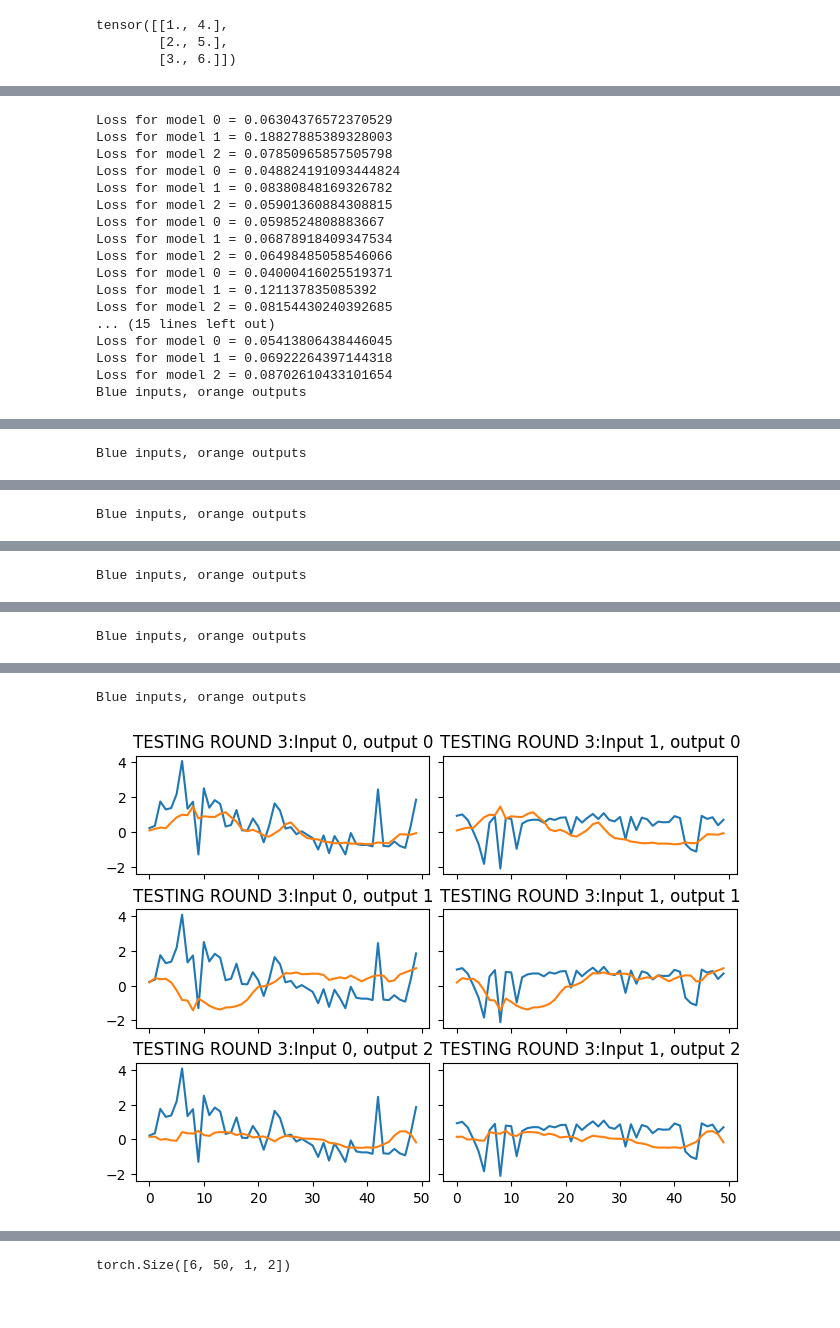
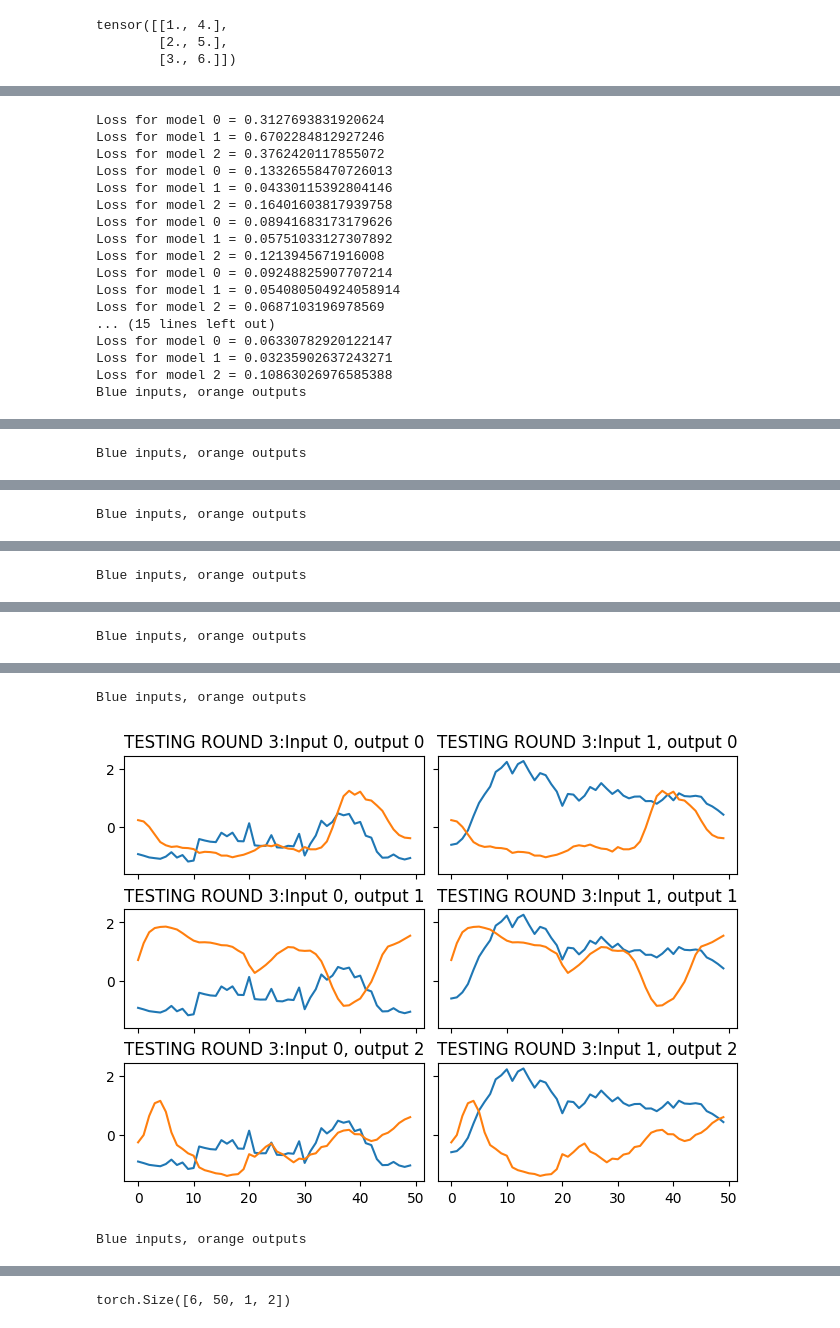
Before and after one commit to trian-gles/aloof-machine, a Jupyter notebook: RNN_IMPROV.ipynb, the cells around one changed output, grey strips where cells are left out. Drawn from its saved outputs; the diff is of its cells as text; code cells hidden in the pictures.

```diff
--- a/RNN_IMPROV.ipynb
+++ b/RNN_IMPROV.ipynb
@@ -315,9 +395,11 @@ VELS
 # %%
-random.seed(39)
-torch.manual_seed(42)
+random.seed(38)
+torch.manual_seed(44)
+
+data = filtered_df[['pitch', 'max']].to_numpy(copy=True)
 
 model_2d = LSTMMemory(15, 2, 1)
-scaled_data = torch.tensor(model_2d.fit_transform(preprocessing.scale(data_pts_np)))
+scaled_data = torch.tensor(model_2d.fit_transform(preprocessing.scale(data)))
 X_row = scaled_data[:50]
 X = X_row.repeat(6, 1, 1)
 
@@ -326,6 +408,8 @@ optimizer = torch.optim.RMSprop(model_2d.parameters(), lr=.02)
 model_2d.train()
 
 y_list = random_sine(50)
+y_tensor = torch.tensor(y_list)
+curve_plot(1, 2, X, y_tensor.reshape((1, 50, 1)) * 3, f"Training:")
 for j in range(500):
   optimizer.zero_grad()
   pred = model_2d(X.float())
@@ -335,17 +419,18 @@ for j in range(500):
   loss.backward()
   optimizer.step()
 
-  if j % 50 == 49:
-    print(f"Loss = {loss} but why do I care?")
-model.eval()
+  if j % 50 == 0:
+    print(f"Loss = {loss}")
+model_2d.eval()
 
-y_tensor = torch.tensor(y_list)
-curve_plot(2, 1, X, y_tensor, f"Training:")
 
-for i in range(4):
+
+for i in range(5):
   with torch.no_grad():
-    test_X = scaled_data[(i + 1) * 50:(i + 2) * 50].reshape(1, 50, 2).float()
+    start_index = int((i + 1)* 50 / 6 )
+    test_X = scaled_data[start_index:start_index +  50].reshape(1, 50, 2).float()
+    test_X[:, 0, :] = X_row[0]
     test_predicted_y = model_2d(test_X)
 
-  curve_plot(2, 1, test_X, test_predicted_y, "Testing:")
+  curve_plot(1, 2, test_X, test_predicted_y * 3, "Testing:")
 # %% [output]
@@ -445,15 +519,15 @@ data_pts_np.shape
 # %%
-random.seed(21)
-torch.manual_seed(42)
+random.seed(93)
+torch.manual_seed(48)
 
 outputs = 3
 
 models = [LSTMMemory(25, 2, 1) for _ in range(outputs)]
-
+data_pts_np = filtered_df[['time', 'max']].to_numpy(copy=True)
 for model in models:
   model.fit(data_pts_np)
 scaled_data = torch.tensor(models[0].transform(data_pts_np))
-X_row = scaled_data[1:51]
+X_row = scaled_data[11:61]
 X = X_row.repeat(6, 1, 1)
 
 y_lists = [random_sine(50) for _ in range(outputs)]
@@ -466,7 +540,7 @@ for model in models:
 for j in range(500):
   for i in range(outputs):
     optimizers[i].zero_grad()
-    pred = models[i](X.float())
+    pred = models[i](X.float() / 2)
 
     y = torch.tensor([permute_signal(y_lists[i]) for _ in range(6)]).reshape(6, 50, 1)
 
@@ -474,7 +548,7 @@ for j in range(500):
     loss.backward()
     optimizers[i].step()
 
-    if j % 50 == 49:
+    if j % 50 == 0:
       print(f"Loss for model {i} = {loss}")
 
 for model in models:
@@ -487,26 +561,27 @@ valid_list = [model(X.float())[0] for model in models]
 validation_out = torch.stack(valid_list, dim=-1).reshape(1, 50, outputs)
 curve_plot(outputs, 2, X, validation_out * 2, prefix="VALIDATION:")
 
-for i in range(4):
+for i in range(5):
   with torch.no_grad():
-    test_X = scaled_data[(i + 1) * 50 :(i + 2) * 50].reshape(1, 50, 2).float()
+    start_index = int((i + 1)* 50 / 6 )
+    test_X = scaled_data[start_index:start_index +  50].reshape(1, 50, 2).float()
     test_predicted_y = torch.stack([model(test_X) for model in models], dim=-1).reshape(1, 50, outputs)
   curve_plot(outputs, 2, test_X, test_predicted_y * 2, prefix=f"TESTING ROUND {i}:")
 # %% [output]
-Loss for model 0 = 0.06304376572370529
-Loss for model 1 = 0.18827885389328003
-Loss for model 2 = 0.07850965857505798
-Loss for model 0 = 0.048824191093444824
-Loss for model 1 = 0.08380848169326782
-Loss for model 2 = 0.05901360884308815
-Loss for model 0 = 0.0598524808883667
-Loss for model 1 = 0.06878918409347534
-Loss for model 2 = 0.06498485058546066
-Loss for model 0 = 0.04000416025519371
-Loss for model 1 = 0.121137835085392
-Loss for model 2 = 0.08154430240392685
+Loss for model 0 = 0.3127693831920624
+Loss for model 1 = 0.6702284812927246
+Loss for model 2 = 0.3762420117855072
+Loss for model 0 = 0.13326558470726013
+Loss for model 1 = 0.04330115392804146
+Loss for model 2 = 0.16401603817939758
+Loss for model 0 = 0.08941683173179626
+Loss for model 1 = 0.05751033127307892
+Loss for model 2 = 0.1213945671916008
+Loss for model 0 = 0.09248825907707214
+Loss for model 1 = 0.054080504924058914
+Loss for model 2 = 0.0687103196978569
 ... (15 lines left out)
-Loss for model 0 = 0.05413806438446045
-Loss for model 1 = 0.06922264397144318
-Loss for model 2 = 0.08702610433101654
+Loss for model 0 = 0.06330782920122147
+Loss for model 1 = 0.03235902637243271
+Loss for model 2 = 0.10863026976585388
 Blue inputs, orange outputs
@@ -522,2 +597,3 @@ Blue inputs, orange outputs
 Blue inputs, orange outputs
-[figure, old version]
+[figure, new version]
+Blue inputs, orange outputs
```
Also changed, not shown: parts of 36 cells of this notebook, 13 other files.
